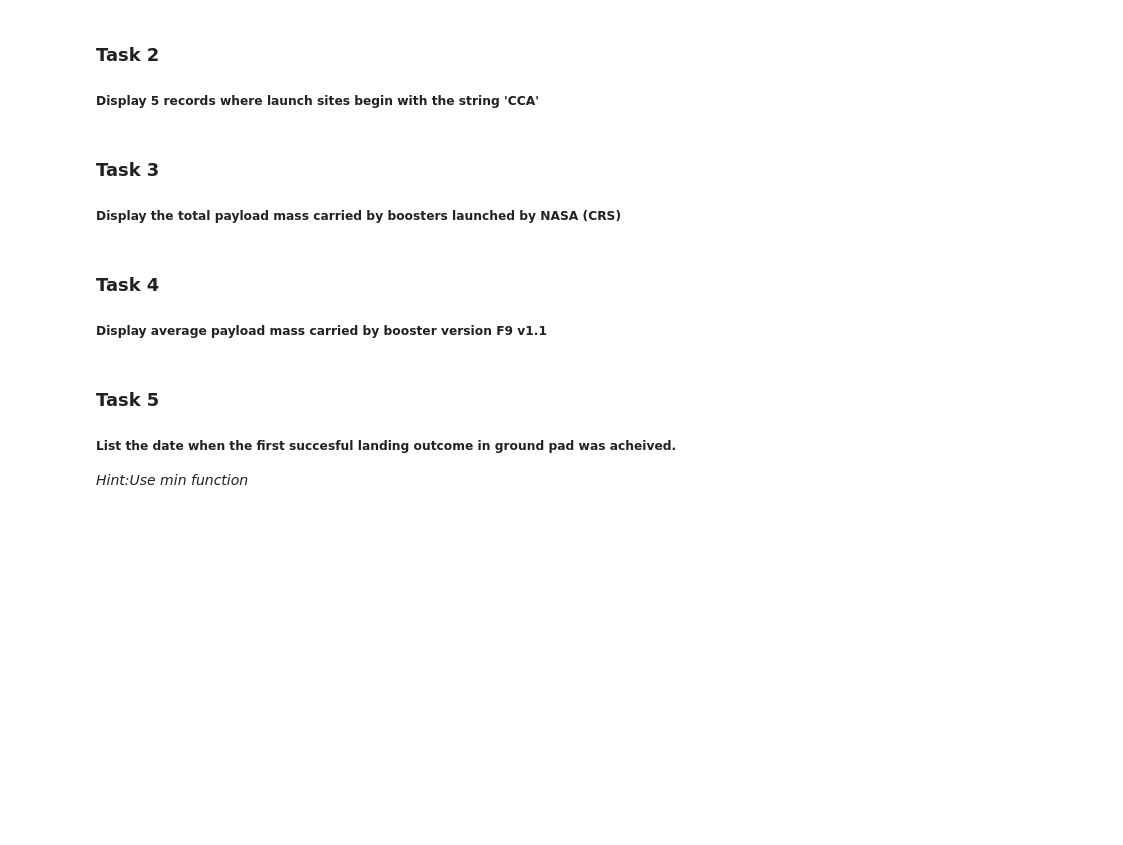
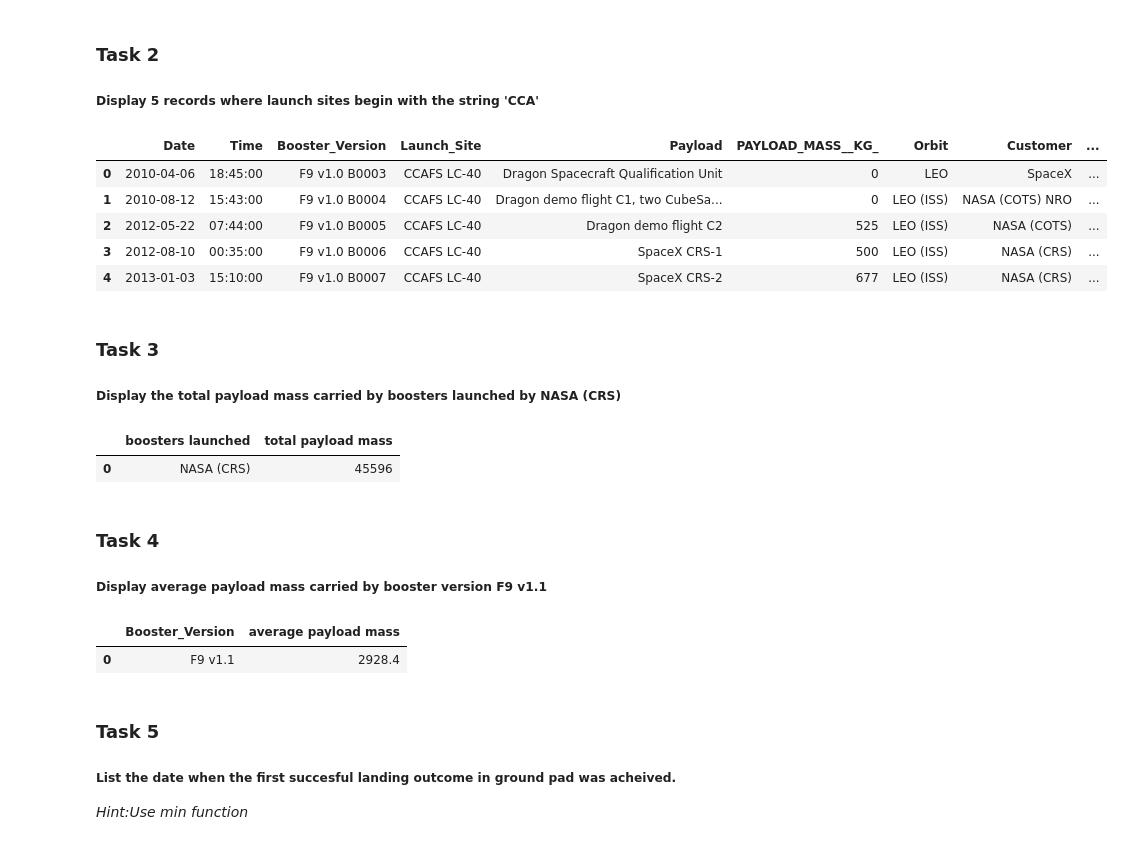
Before and after one commit to vvchauit/10_Applied_Data_Science_Capstone, a Jupyter notebook: jupyter-labs-eda-sql-coursera.ipynb, the cells around one changed output. Drawn from its saved outputs; the diff is of its cells as text; code cells hidden in the pictures; blank space fills up the shorter version.

```diff
--- a/jupyter-labs-eda-sql-coursera.ipynb
+++ b/jupyter-labs-eda-sql-coursera.ipynb
@@ -113,14 +172,43 @@ Now write and execute SQL queries to solve the assignment tasks.
 ### Task 2
 
 ##### Display 5 records where launch sites begin with the string 'CCA'
+# %%
+cursorObj.execute("SELECT * FROM Spacex WHERE Launch_site  LIKE 'CCA%' ;")
+rows = cursorObj.fetchall()
+df=pd.DataFrame(rows,columns=['Date','Time','Booster_Version','Launch_Site','Payload','PAYLOAD_MASS__KG_','Orbit','Customer','Mission_Outcome','Landing _Outcome'])
+df.head()
+# %% [output]
+|  | Date | Time | Booster_Version | Launch_Site | Payload | PAYLOAD_MASS__KG_ | Orbit | Customer | ... |
+| 0 | 2010-04-06 | 18:45:00 | F9 v1.0 B0003 | CCAFS LC-40 | Dragon Spacecraft Qualification Unit | 0 | LEO | SpaceX | ... |
+| 1 | 2010-08-12 | 15:43:00 | F9 v1.0 B0004 | CCAFS LC-40 | Dragon demo flight C1, two CubeSa... | 0 | LEO (ISS) | NASA (COTS) NRO | ... |
+| 2 | 2012-05-22 | 07:44:00 | F9 v1.0 B0005 | CCAFS LC-40 | Dragon demo flight C2 | 525 | LEO (ISS) | NASA (COTS) | ... |
+| 3 | 2012-08-10 | 00:35:00 | F9 v1.0 B0006 | CCAFS LC-40 | SpaceX CRS-1 | 500 | LEO (ISS) | NASA (CRS) | ... |
+| 4 | 2013-01-03 | 15:10:00 | F9 v1.0 B0007 | CCAFS LC-40 | SpaceX CRS-2 | 677 | LEO (ISS) | NASA (CRS) | ... |
 # %% [markdown]
 ### Task 3
 
 ##### Display the total payload mass carried by boosters launched by NASA (CRS)
+# %%
+cursorObj.execute("SELECT Customer as [boosters launched],	SUM(PAYLOAD_MASS__KG_) AS [total payload mass] FROM Spacex WHERE Customer='NASA (CRS)' Group by Customer ;")
+rows = cursorObj.fetchall()
+df=pd.DataFrame(rows,columns=['boosters launched','total payload mass'])
+df
+# %% [output]
+|  | boosters launched | total payload mass |
+| 0 | NASA (CRS) | 45596 |
 # %% [markdown]
 ### Task 4
 
 ##### Display average payload mass carried by booster version F9 v1.1
+# %%
+cursorObj.execute('''SELECT Booster_Version ,	AVG(PAYLOAD_MASS__KG_) AS [average payload mass] FROM Spacex WHERE Booster_Version ='F9 v1.1'
+                     Group by Booster_Version ;''')
+rows = cursorObj.fetchall()
+df=pd.DataFrame(rows,columns=['Booster_Version','average payload mass'])
+df
+# %% [output]
+|  | Booster_Version | average payload mass |
+| 0 | F9 v1.1 | 2928.4 |
 # %% [markdown]
 ### Task 5
 
```
Also changed, not shown: parts of 16 cells of this notebook.
